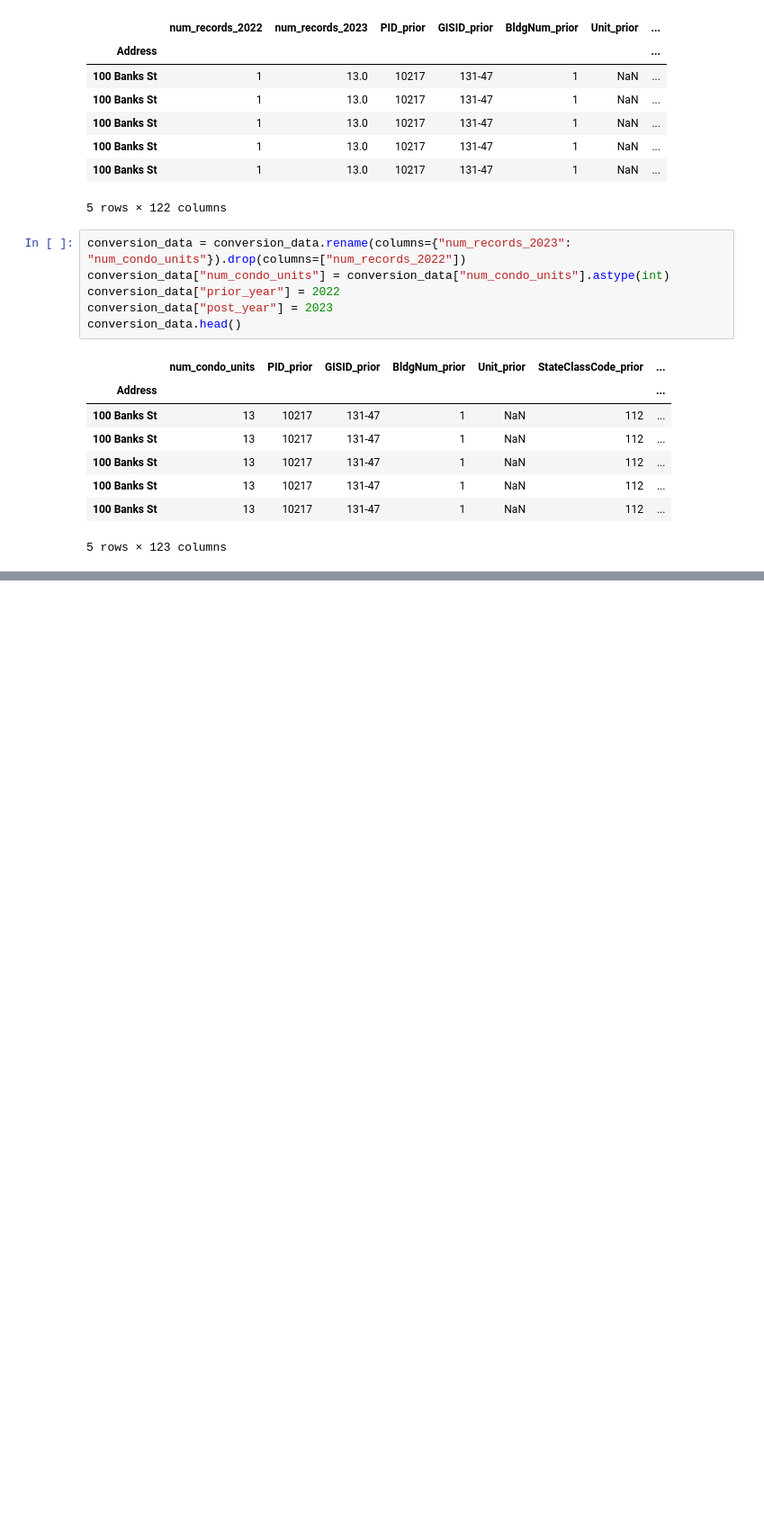
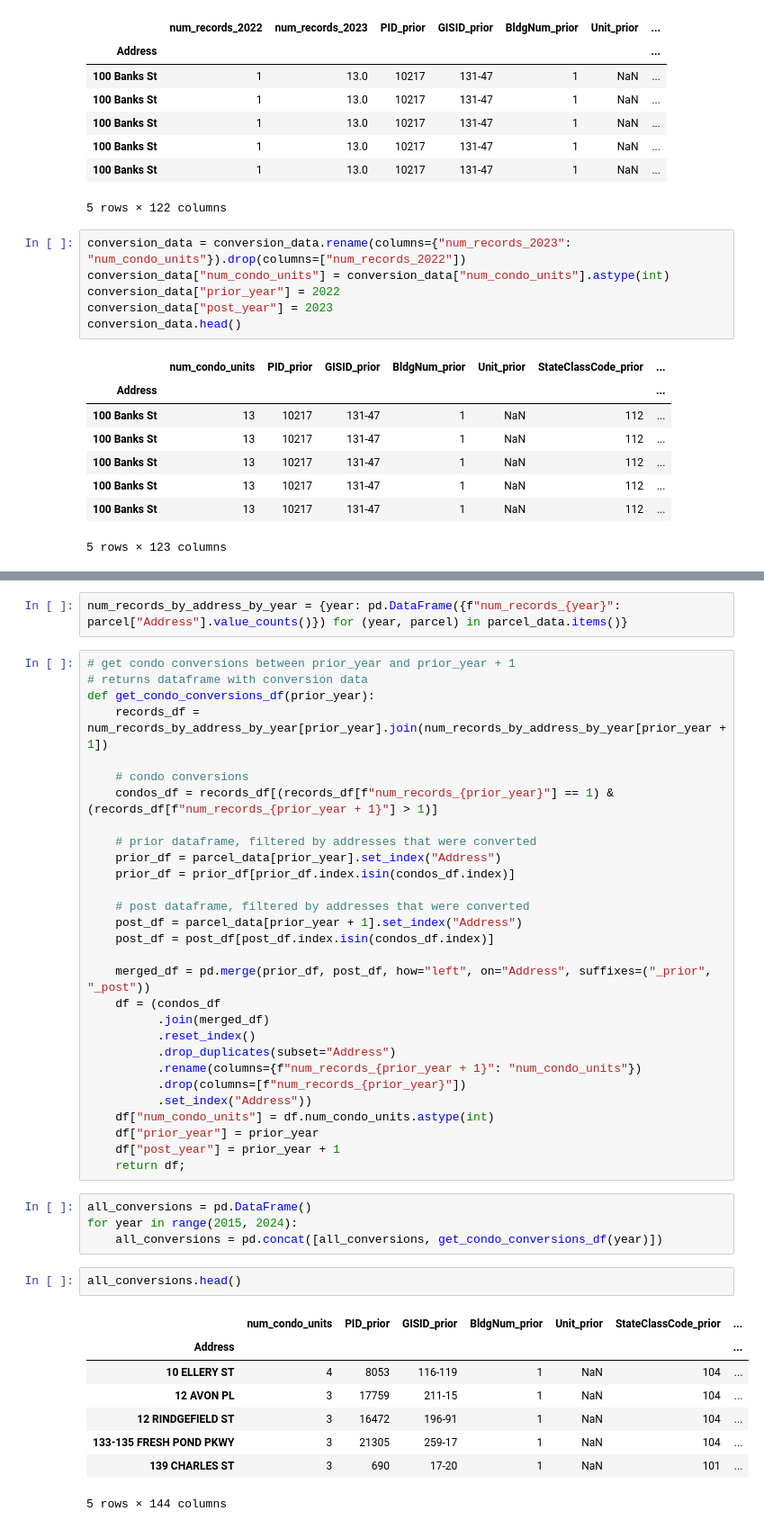
Before and after one commit to gracefh/cambridge_condo_conversions, a Jupyter notebook: data_cleaning.ipynb, the cells around one changed output, grey strips where cells are left out. Shown at 90% size. Drawn from its saved outputs; the diff is of its cells as text; blank space fills up the shorter version.

```diff
--- a/data_cleaning.ipynb
+++ b/data_cleaning.ipynb
@@ -94,0 +112,46 @@ conversion_data.head()
+# %%
+num_records_by_address_by_year = {year: pd.DataFrame({f"num_records_{year}": parcel["Address"].value_counts()}) for (year, parcel) in parcel_data.items()}
+# %%
+# get condo conversions between prior_year and prior_year + 1
+# returns dataframe with conversion data
+def get_condo_conversions_df(prior_year):
+    records_df = num_records_by_address_by_year[prior_year].join(num_records_by_address_by_year[prior_year + 1])
+
+    # condo conversions
+    condos_df = records_df[(records_df[f"num_records_{prior_year}"] == 1) & (records_df[f"num_records_{prior_year + 1}"] > 1)]
+
+    # prior dataframe, filtered by addresses that were converted
+    prior_df = parcel_data[prior_year].set_index("Address")
+    prior_df = prior_df[prior_df.index.isin(condos_df.index)]
+
+    # post dataframe, filtered by addresses that were converted
+    post_df = parcel_data[prior_year + 1].set_index("Address")
+    post_df = post_df[post_df.index.isin(condos_df.index)]
+
+    merged_df = pd.merge(prior_df, post_df, how="left", on="Address", suffixes=("_prior", "_post"))
+    df = (condos_df
+          .join(merged_df)
+          .reset_index()
+          .drop_duplicates(subset="Address")
+          .rename(columns={f"num_records_{prior_year + 1}": "num_condo_units"})
+          .drop(columns=[f"num_records_{prior_year}"])
+          .set_index("Address"))
+    df["num_condo_units"] = df.num_condo_units.astype(int)
+    df["prior_year"] = prior_year
+    df["post_year"] = prior_year + 1
+    return df;
+# %%
+all_conversions = pd.DataFrame()
+for year in range(2015, 2024):
+    all_conversions = pd.concat([all_conversions, get_condo_conversions_df(year)])
+# %%
+all_conversions.head()
+# %% [output]
+|  | num_condo_units | PID_prior | GISID_prior | BldgNum_prior | Unit_prior | StateClassCode_prior | ... |
+| Address |  |  |  |  |  |  | ... |
+| 10 ELLERY ST | 4 | 8053 | 116-119 | 1 | NaN | 104 | ... |
+| 12 AVON PL | 3 | 17759 | 211-15 | 1 | NaN | 104 | ... |
+| 12 RINDGEFIELD ST | 3 | 16472 | 196-91 | 1 | NaN | 104 | ... |
+| 133-135 FRESH POND PKWY | 3 | 21305 | 259-17 | 1 | NaN | 104 | ... |
+| 139 CHARLES ST | 3 | 690 | 17-20 | 1 | NaN | 101 | ... |
+5 rows × 144 columns
```
Also changed, not shown: parts of 22 cells of this notebook, 9 other files.
